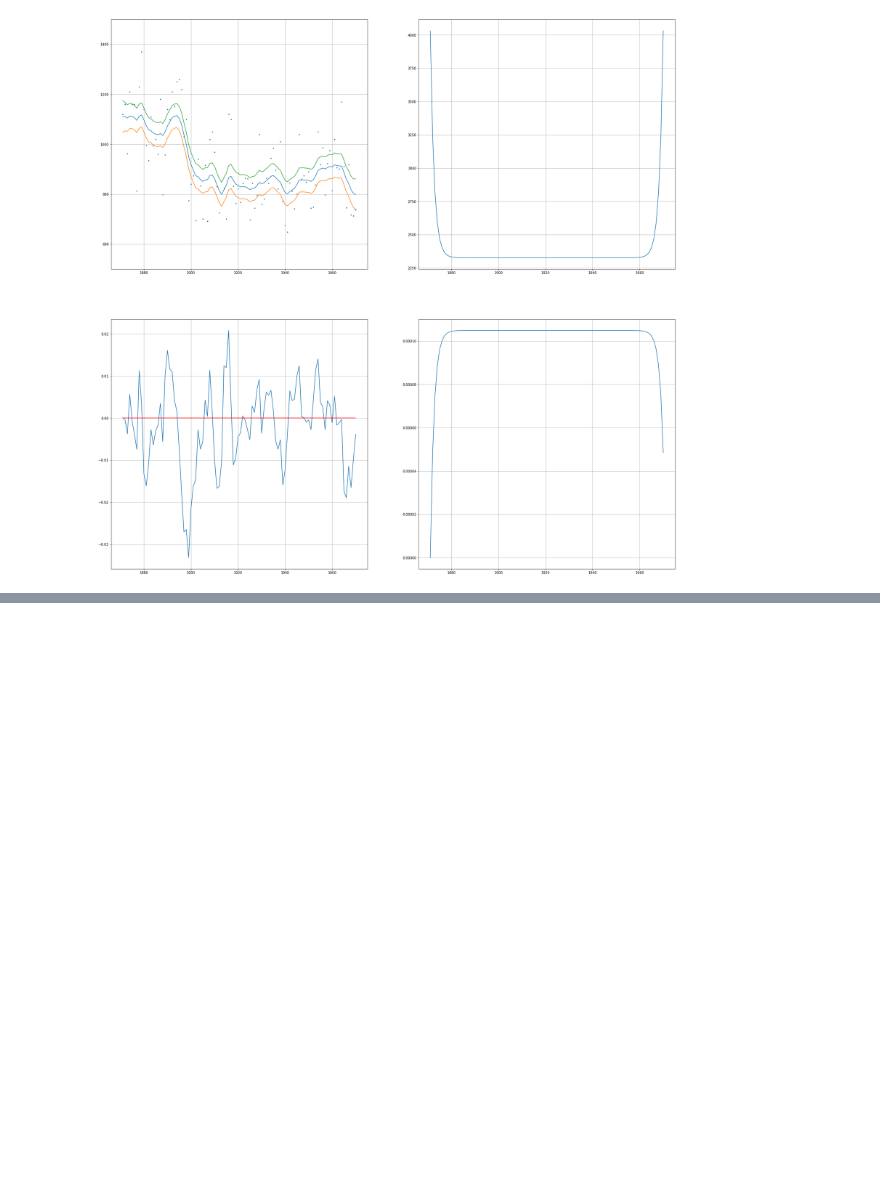
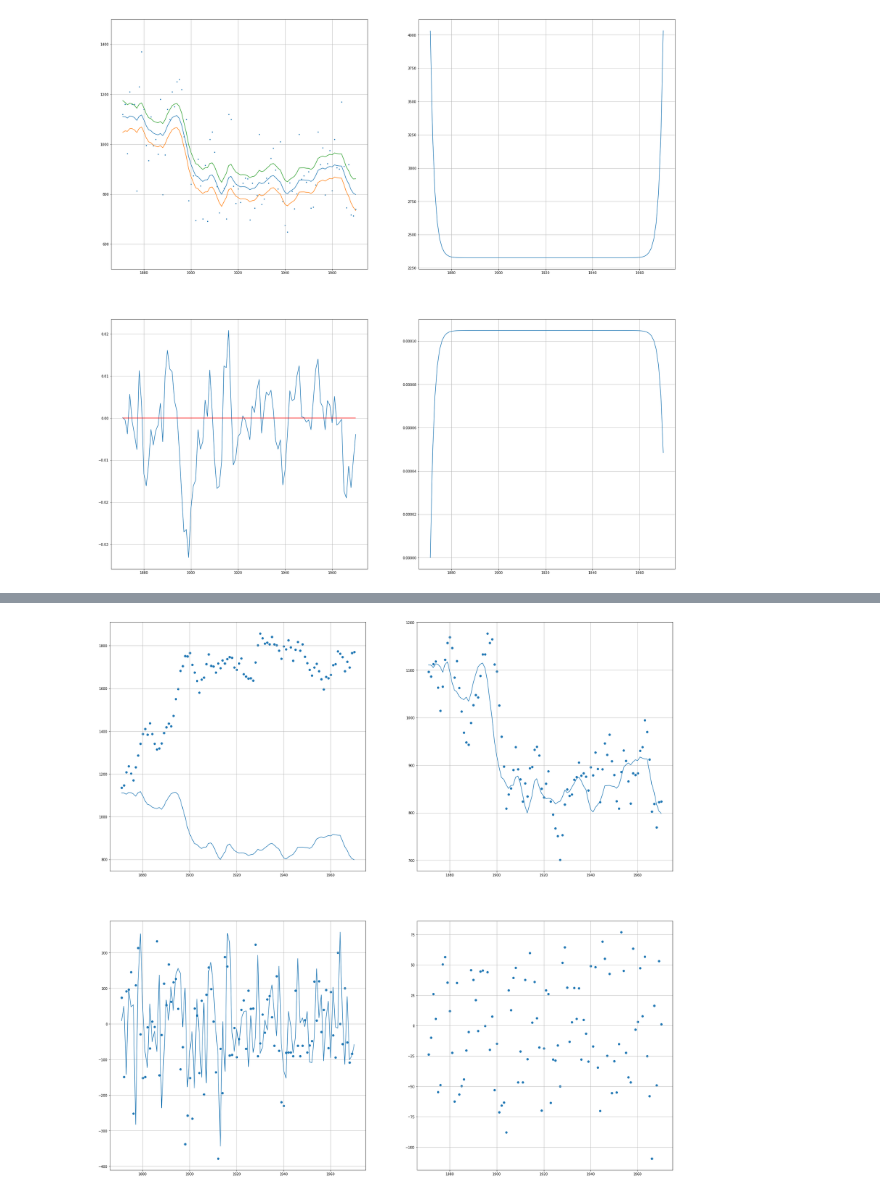
Before and after one commit to siemfenne/timeseriesmodels-vu, a Jupyter notebook: main.ipynb, the cells around one changed output, grey strips where cells are left out. Cells and saved outputs as stored; diff of their text form; code cells hidden in the pictures; blank space fills up the shorter version.

```diff
--- a/main.ipynb
+++ b/main.ipynb
@@ -273,0 +202,83 @@ df
+# %%
+def llm_sim(df, P1, a1, s2_e, s2_n, r_int, N_int, a1_plus):
+
+    df_kf = Kalman_filter(df.Nile, P1, a1, s2_e, s2_n)
+    df_ks = Kalman_smoother(df.Nile, P1, a1, s2_e, s2_n, r_int, N_int)
+    df_ks["eps"] = df_ks.y - df_ks.a
+    df_ds = dist_smoothing(df.Nile, P1, a1, s2_e, s2_n, r_int, N_int)
+
+    # draw sample
+    eps_list = np.random.randn(len(df)) * np.sqrt(s2_e)
+    eta_list = np.random.randn(len(df)) * np.sqrt(s2_n)
+    df_sim = pd.DataFrame({
+        "eps_sim": eps_list,
+        "eta_sim": eta_list,
+        "y_sim": a1_plus + np.cumsum(eta_list) + eps_list,
+        "a_sim": a1_plus + np.cumsum(eta_list)
+    })
+
+    df_sim_ks = Kalman_smoother(df_sim.y_sim, P1, a1, s2_e, s2_n, r_int, N_int)
+
+    a = a1_plus
+    a_prev = a1_plus
+    df_llm = pd.DataFrame(columns=['alpha_kringeltje', 'eps_kringeltje', 'eta_kringeltje'])
+    for i, y in enumerate(df.Nile.to_list()):
+
+        # draw random variables
+        row_ks = df_sim_ks.loc[i]
+        eps_sim_est = row_ks.y - row_ks.a
+        eps_sim = eps_list[i]
+
+        # eps_kringeltje = eps -
+        eps_kringeltje = eps_sim - eps_sim_est + df_ks.iloc[i]["eps"]
+        a_kringeltje = y - eps_kringeltje
+
+        eta_kringeltje = a_kringeltje - a_prev
+        a_prev = a_kringeltje
+
+        # store result
+        df_llm.loc[i] = [a_kringeltje, eps_kringeltje, eta_kringeltje]
+
+    # add true data to df
+    df_llm["y"] = df.Nile.to_list()
+    df_llm["eps_kringeltje"] = df_llm["eps_kringeltje"].shift(-1)
+    df_llm.index = df.index
+
+    # store simulation in df_llm
+    df_llm["y_sim"] = df_sim["y_sim"].to_list()
+    df_llm["a_sim"] = df_sim["a_sim"].to_list()
+    return df_ks, df_llm
+
+df_ks, df_llm = llm_sim(df=df, P1=1e7, a1=0, s2_e=15099, s2_n=1469.1, r_int=0, N_int=0, a1_plus=df.Nile.values[0])
+
+fig, axs = plt.subplots(2,2, figsize=(30,30))
+
+# upper left
+ax = axs[0,0]
+ax.scatter(df_llm.index, df_llm.a_sim)
+ax.plot(df_ks.index, df_ks.a)
+
+# lower left
+ax = axs[1,0]
+ax.plot(df_ks.index, (df_ks.y - df_ks.a))
+ax.scatter(df_llm.index, df_llm.eps_kringeltje)
+
+# upper right
+ax = axs[0,1]
+ax.plot(df_ks.index, df_ks.a)
+ax.scatter(df_llm.index, df_llm.alpha_kringeltje)
+
+
+# lower right
+ax = axs[1,1]
+ax.plot(df_ks.index, df_ks.a.diff().shift(-1))
+ax.scatter(df_llm.index, df_llm.eta_kringeltje)
+
+# make nice plot
+for row in axs:
+    for ax in row:
+        ax.grid()
+        pass
+plt.show()
+# %% [output]
+[figure, added]
```
Also changed, not shown: parts of 6 cells of this notebook, 1 other file.
